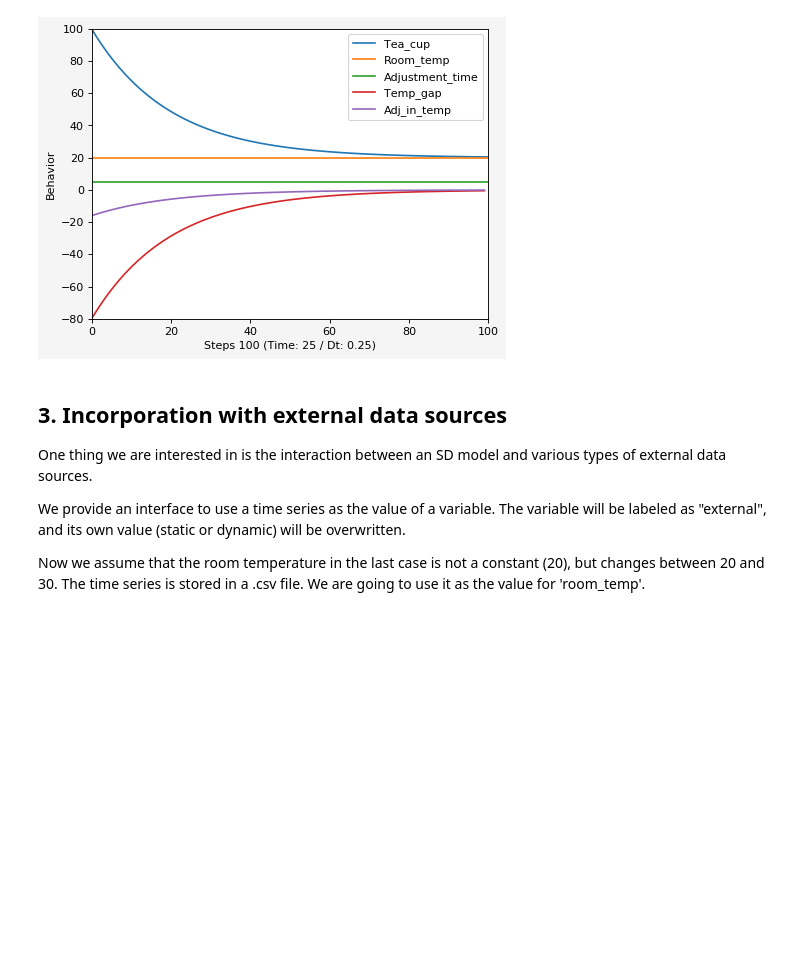
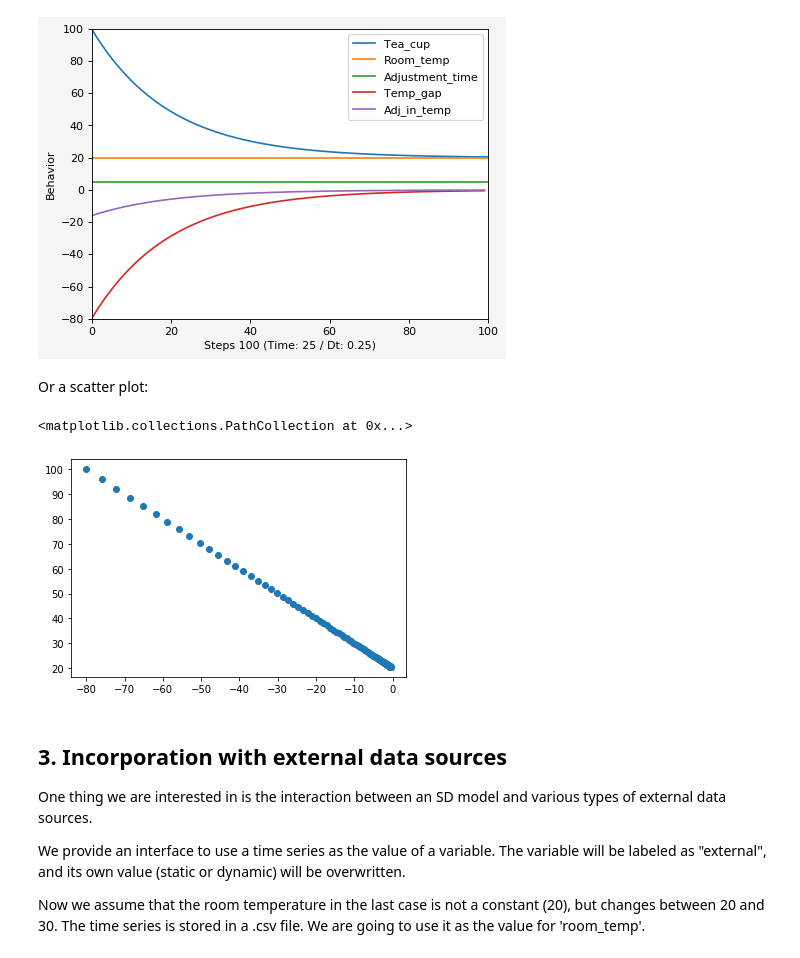
Before and after one commit to wzh1895/Stock-and-Flow-in-Python, a Jupyter notebook: demo.ipynb, the cells around one changed output. Drawn from its saved outputs; the diff is of its cells as text; code cells hidden in the pictures; blank space fills up the shorter version.

Commit message:
Added scatter plot

```diff
--- a/demo.ipynb
+++ b/demo.ipynb
@@ -139,6 +139,14 @@ session_0.simulation_handler(simulation_time=25,
 session_0.model_structure.display_results()
 # %% [output]
 [figure]
+# %% [markdown]
+Or a scatter plot:
+# %%
+plt.scatter(session_0.model_structure.sfd.nodes['Temp_gap']['value'][:100],
+            session_0.model_structure.sfd.nodes['Tea_cup']['value'][:100])
+# %% [output]
+<matplotlib.collections.PathCollection at 0x...>
+[figure, added]
 # %% [markdown]
 ## 3. Incorporation with external data sources
 
```
Also changed, not shown: parts of 6 cells of this notebook.
